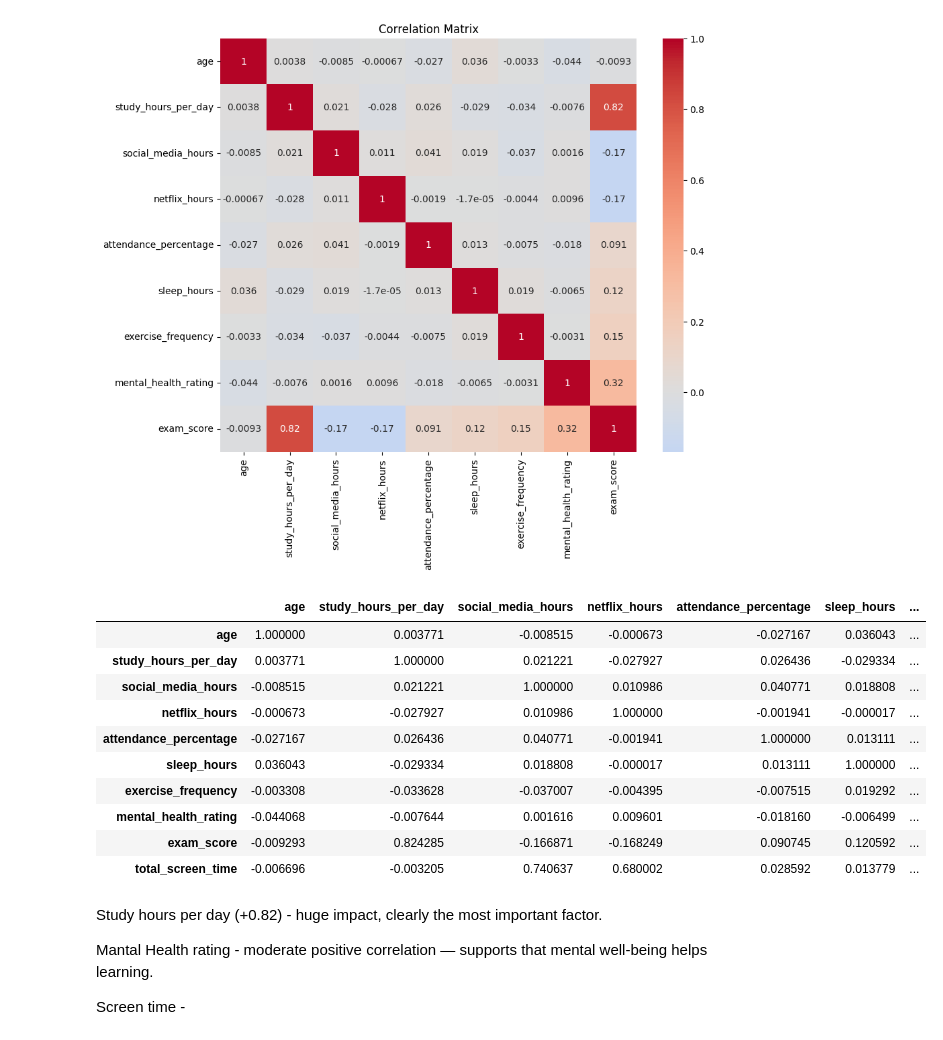
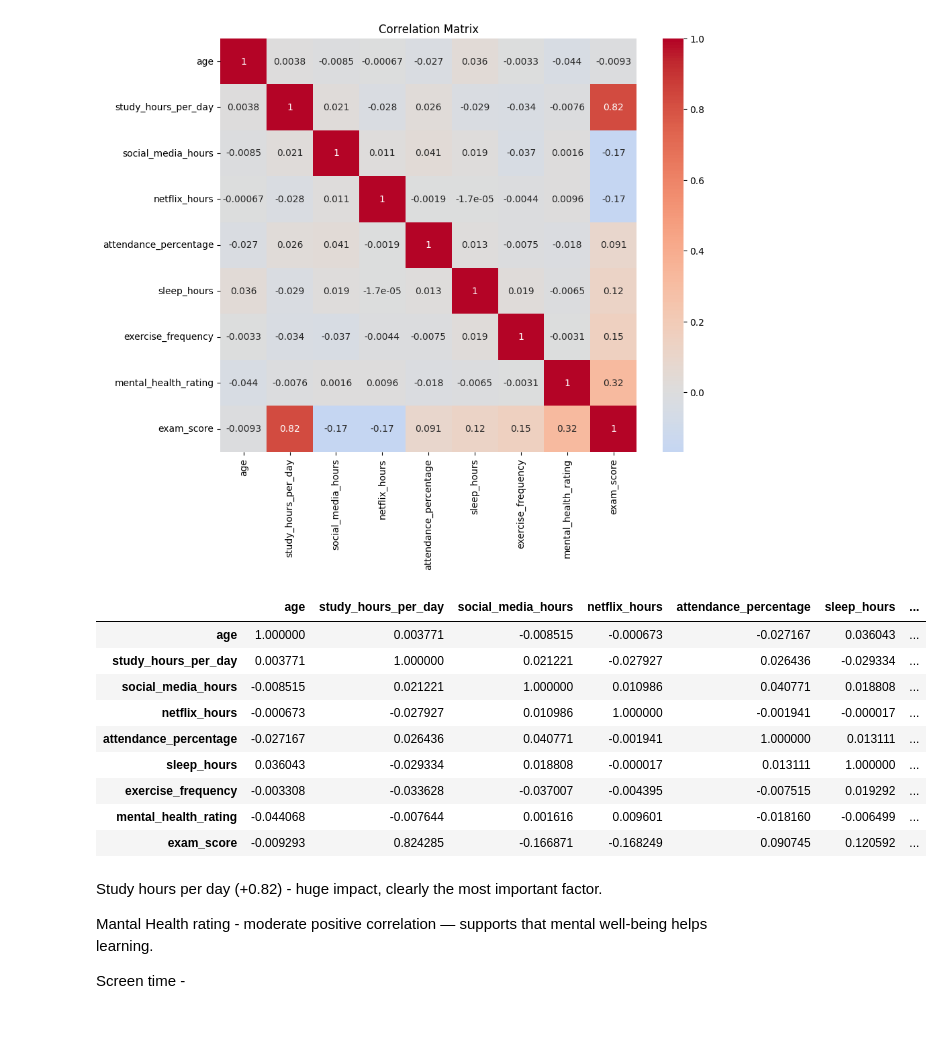
Before and after one commit to martyna-haliniak/visualisations_in_python, a Jupyter notebook: visualisations_task.ipynb, the cells around one changed output. Drawn from its saved outputs; the diff is of its cells as text; code cells hidden in the pictures.

```diff
--- a/visualisations_task.ipynb
+++ b/visualisations_task.ipynb
@@ -244,23 +244,21 @@ plt.show()
 [figure]
 # %%
 # Only keep numeric columns
-# numeric_cols = df.select_dtypes(include='number')
-
+numeric_cols = df.select_dtypes(include='number')
 # Correlation matrix
-# corr = numeric_cols.corr()
-# orr
+corr = numeric_cols.corr()
+corr
 # %% [output]
 |  | age | study_hours_per_day | social_media_hours | netflix_hours | attendance_percentage | sleep_hours | ... |
 | age | 1.000000 | 0.003771 | -0.008515 | -0.000673 | -0.027167 | 0.036043 | ... |
 | study_hours_per_day | 0.003771 | 1.000000 | 0.021221 | -0.027927 | 0.026436 | -0.029334 | ... |
 | social_media_hours | -0.008515 | 0.021221 | 1.000000 | 0.010986 | 0.040771 | 0.018808 | ... |
 | netflix_hours | -0.000673 | -0.027927 | 0.010986 | 1.000000 | -0.001941 | -0.000017 | ... |
 | attendance_percentage | -0.027167 | 0.026436 | 0.040771 | -0.001941 | 1.000000 | 0.013111 | ... |
 | sleep_hours | 0.036043 | -0.029334 | 0.018808 | -0.000017 | 0.013111 | 1.000000 | ... |
 | exercise_frequency | -0.003308 | -0.033628 | -0.037007 | -0.004395 | -0.007515 | 0.019292 | ... |
 | mental_health_rating | -0.044068 | -0.007644 | 0.001616 | 0.009601 | -0.018160 | -0.006499 | ... |
 | exam_score | -0.009293 | 0.824285 | -0.166871 | -0.168249 | 0.090745 | 0.120592 | ... |
-| total_screen_time | -0.006696 | -0.003205 | 0.740637 | 0.680002 | 0.028592 | 0.013779 | ... |
 # %% [markdown]
 Study hours per day (+0.82) - huge impact, clearly the most important factor.
 
```
Also changed, not shown: parts of 14 cells of this notebook.
